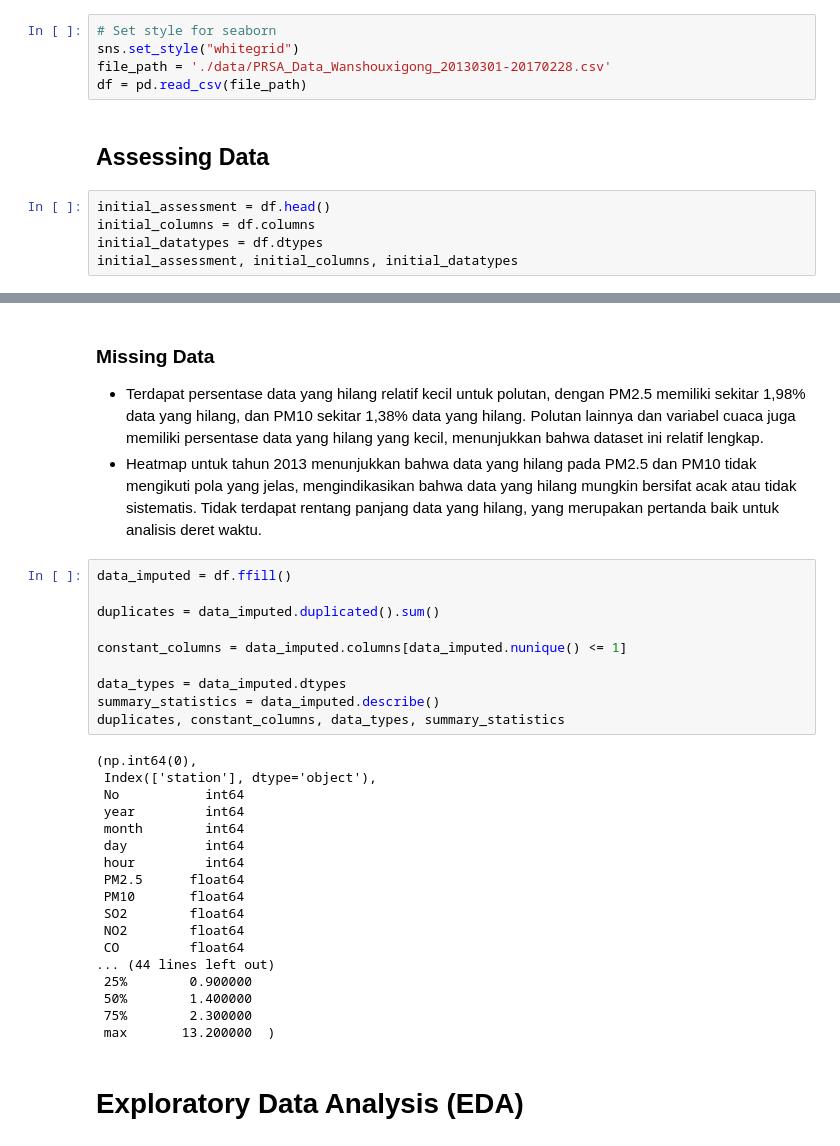
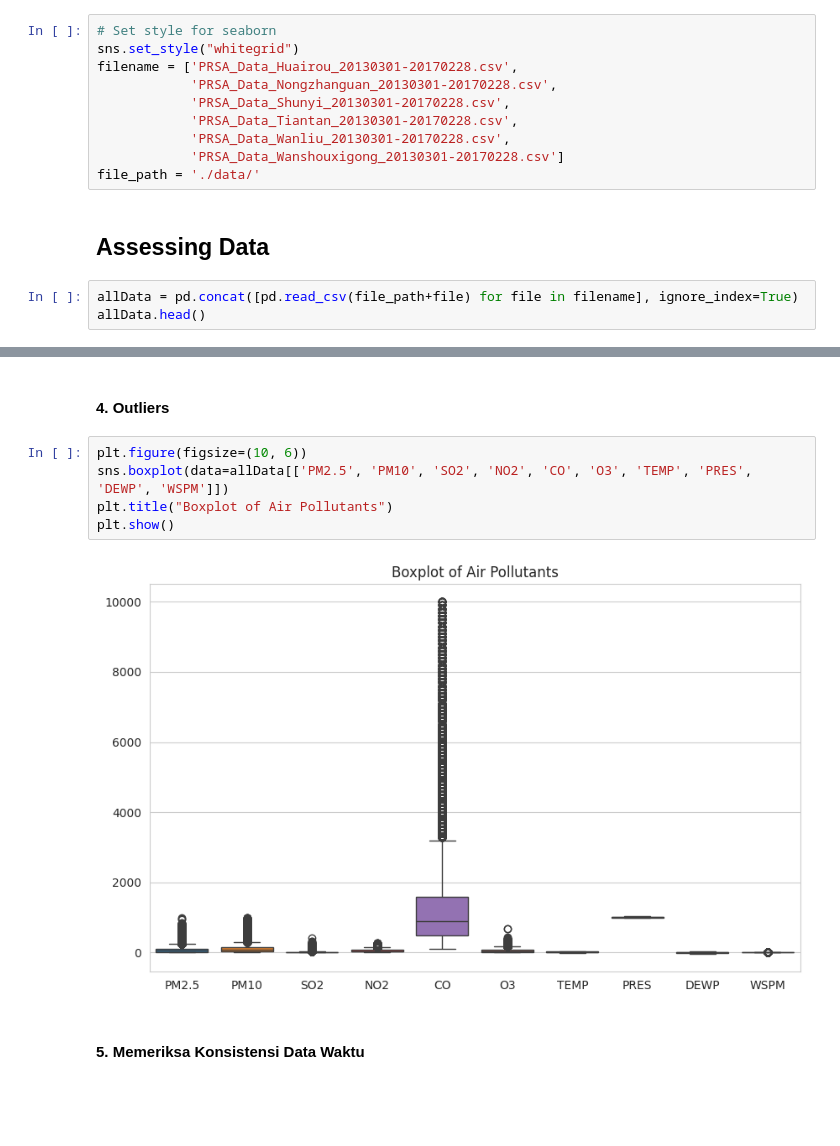
Before and after one commit to Amamiyakun02/Belajar_Analisis_Data, a Jupyter notebook: notebook.ipynb, the cells around one changed output, grey strips where cells are left out. Drawn from its saved outputs; the diff is of its cells as text; blank space fills up the shorter version.

```diff
--- a/notebook.ipynb
+++ b/notebook.ipynb
@@ -23,13 +36,16 @@ from scipy.stats import f_oneway
 # %%
 # Set style for seaborn
 sns.set_style("whitegrid")
-file_path = './data/PRSA_Data_Wanshouxigong_20130301-20170228.csv'
-df = pd.read_csv(file_path)
+filename = ['PRSA_Data_Huairou_20130301-20170228.csv',
+            'PRSA_Data_Nongzhanguan_20130301-20170228.csv',
+            'PRSA_Data_Shunyi_20130301-20170228.csv',
+            'PRSA_Data_Tiantan_20130301-20170228.csv',
+            'PRSA_Data_Wanliu_20130301-20170228.csv',
+            'PRSA_Data_Wanshouxigong_20130301-20170228.csv']
+file_path = './data/'
 # %% [markdown]
 ## Assessing Data
 # %%
-initial_assessment = df.head()
-initial_columns = df.columns
-initial_datatypes = df.dtypes
-initial_assessment, initial_columns, initial_datatypes
+allData = pd.concat([pd.read_csv(file_path+file) for file in filename], ignore_index=True)
+allData.head()
 # %% [output]
@@ -89,34 +136,11 @@ missing_percentage, data_missing_2013.sum()
 # %% [markdown]
-### **Missing Data**
-- Terdapat persentase data yang hilang relatif kecil untuk polutan, dengan PM2.5 memiliki sekitar 1,98% data yang hilang, dan PM10 sekitar 1,38% data yang hilang. Polutan lainnya dan variabel cuaca juga memiliki persentase data yang hilang yang kecil, menunjukkan bahwa dataset ini relatif lengkap.
-- Heatmap untuk tahun 2013 menunjukkan bahwa data yang hilang pada PM2.5 dan PM10 tidak mengikuti pola yang jelas, mengindikasikan bahwa data yang hilang mungkin bersifat acak atau tidak sistematis. Tidak terdapat rentang panjang data yang hilang, yang merupakan pertanda baik untuk analisis deret waktu.
+#### 4. Outliers
 # %%
-data_imputed = df.ffill()
-
-duplicates = data_imputed.duplicated().sum()
-
-constant_columns = data_imputed.columns[data_imputed.nunique() <= 1]
-
-data_types = data_imputed.dtypes
-summary_statistics = data_imputed.describe()
-duplicates, constant_columns, data_types, summary_statistics
+plt.figure(figsize=(10, 6))
+sns.boxplot(data=allData[['PM2.5', 'PM10', 'SO2', 'NO2', 'CO', 'O3', 'TEMP', 'PRES', 'DEWP', 'WSPM']])
+plt.title("Boxplot of Air Pollutants")
+plt.show()
 # %% [output]
-(np.int64(0),
- Index(['station'], dtype='object'),
- No           int64
- year         int64
- month        int64
- day          int64
- hour         int64
- PM2.5      float64
- PM10       float64
- SO2        float64
- NO2        float64
- CO         float64
-... (44 lines left out)
- 25%        0.900000
- 50%        1.400000
- 75%        2.300000
- max       13.200000  )
+[figure, added]
 # %% [markdown]
-# **Exploratory Data Analysis (EDA)**
+#### 5. Memeriksa Konsistensi Data Waktu
```
Also changed, not shown: parts of 38 cells of this notebook, 7 other files.
